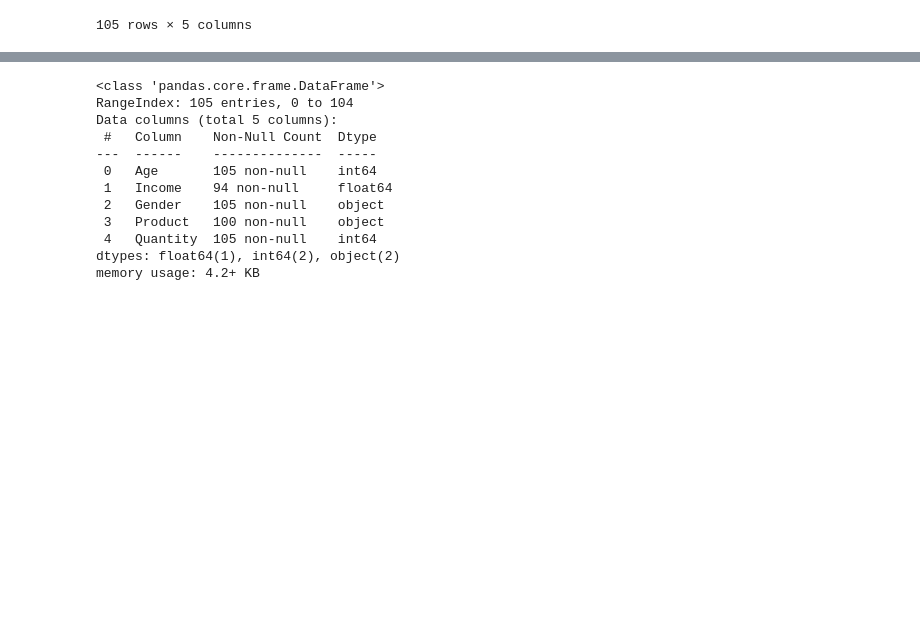
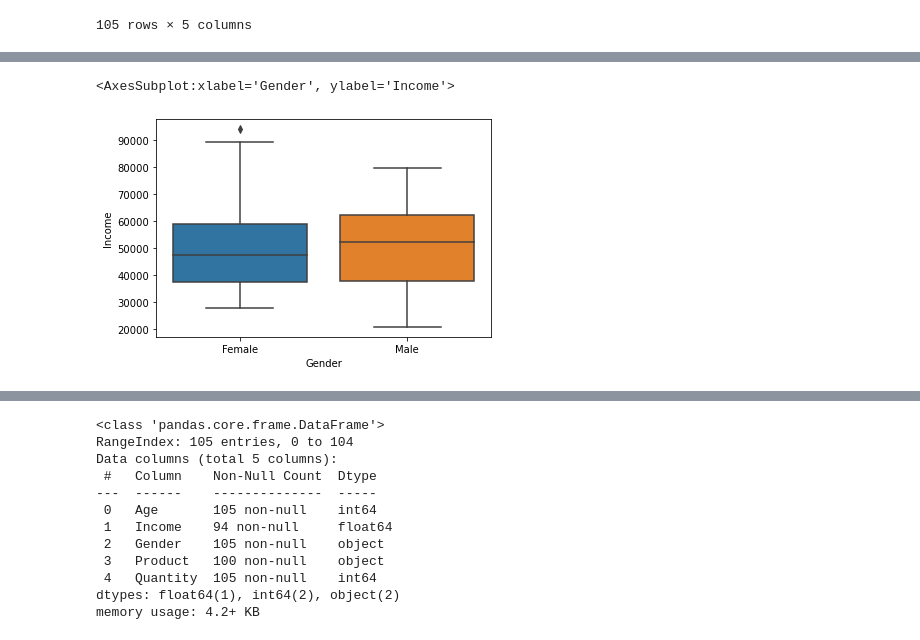
Before and after one commit to leningschulich/schulich_data_science, a Jupyter notebook: data class1.ipynb, the cells around one changed output, grey strips where cells are left out. Saved outputs shown, nothing was run; the diff lists cells and outputs as text; code cells hidden in the pictures; blank space fills up the shorter version.

```diff
--- a/data class1.ipynb
+++ b/data class1.ipynb
@@ -30,0 +43,5 @@ df #shown number of rows and number of columns
+# %%
+sns.boxplot(data=df, y = 'Income', x = 'Gender')
+# %% [output]
+<AxesSubplot:xlabel='Gender', ylabel='Income'>
+[figure, added]
```
Also changed, not shown: parts of 26 cells of this notebook, 2 other files.
